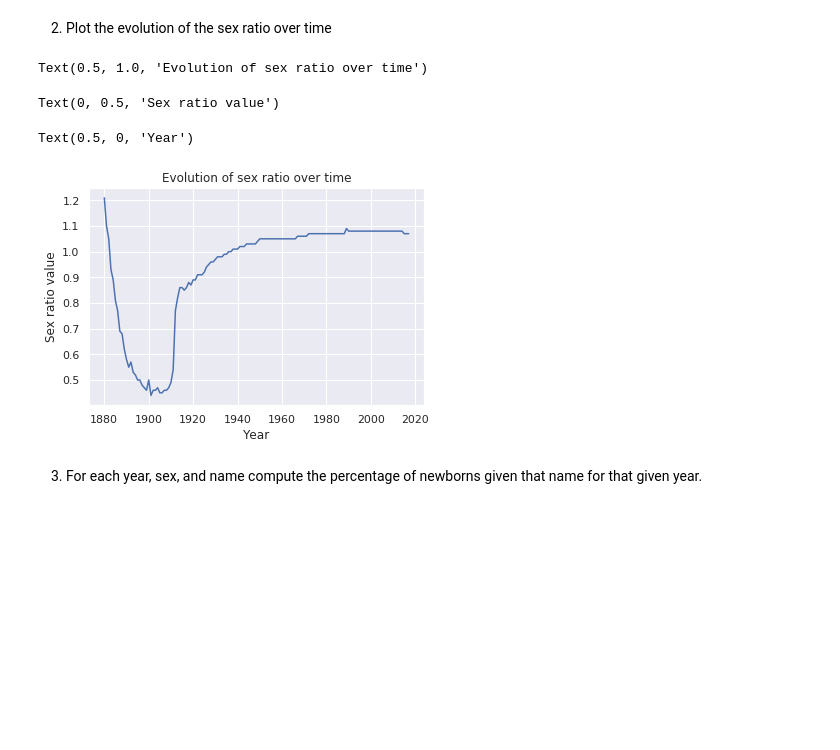
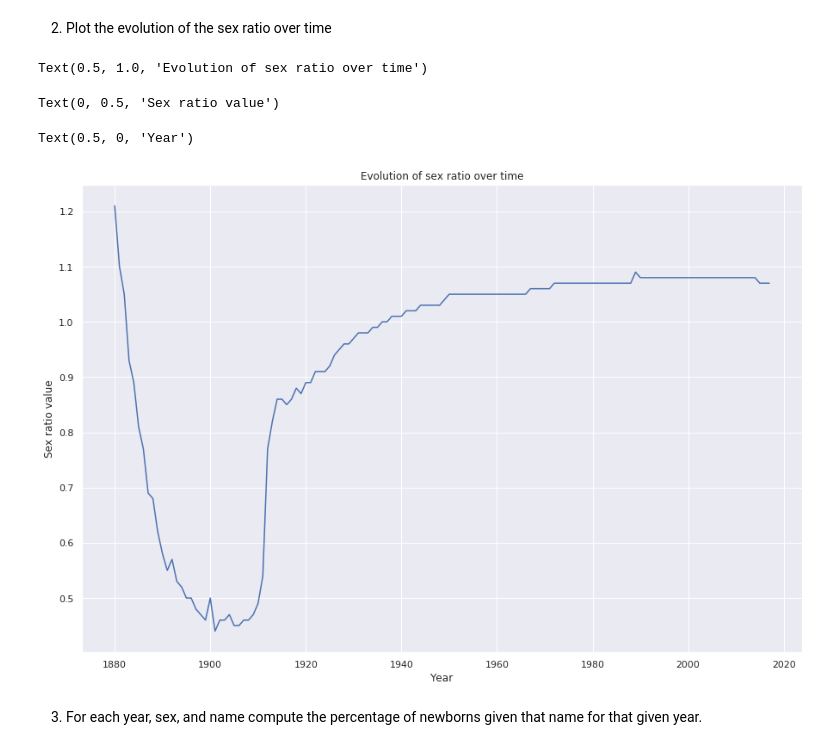
Before and after one commit to JLechuga94/BigData_1, a Jupyter notebook: homework02.ipynb, the cells around one changed output. Saved outputs shown, nothing was run; the diff lists cells and outputs as text; code cells hidden in the pictures; blank space fills up the shorter version.

```diff
--- a/homework02.ipynb
+++ b/homework02.ipynb
@@ -459,20 +464,21 @@ only showing top 20 rows
 # %%
 df_sex_ratio_pd = df_sex_ratio.toPandas()
 
+fig = plt.figure(figsize=(15, 10))
 sns.set()
 g = sns.lineplot(x = "year",
                  y = "sex_ratio",
                  data = df_sex_ratio_pd)
 
 g.set_title("Evolution of sex ratio over time")
 plt.ylabel("Sex ratio value")
 plt.xlabel("Year")
 plt.show(g)
 # %% [output]
 Text(0.5, 1.0, 'Evolution of sex ratio over time')
 Text(0, 0.5, 'Sex ratio value')
 Text(0.5, 0, 'Year')
-[figure, old version]
+[figure, new version]
 # %% [markdown]
 3. For each year, sex, and name compute the percentage of newborns given that name for that given year.
 # %%
```
Also changed, not shown: parts of 19 cells of this notebook.
